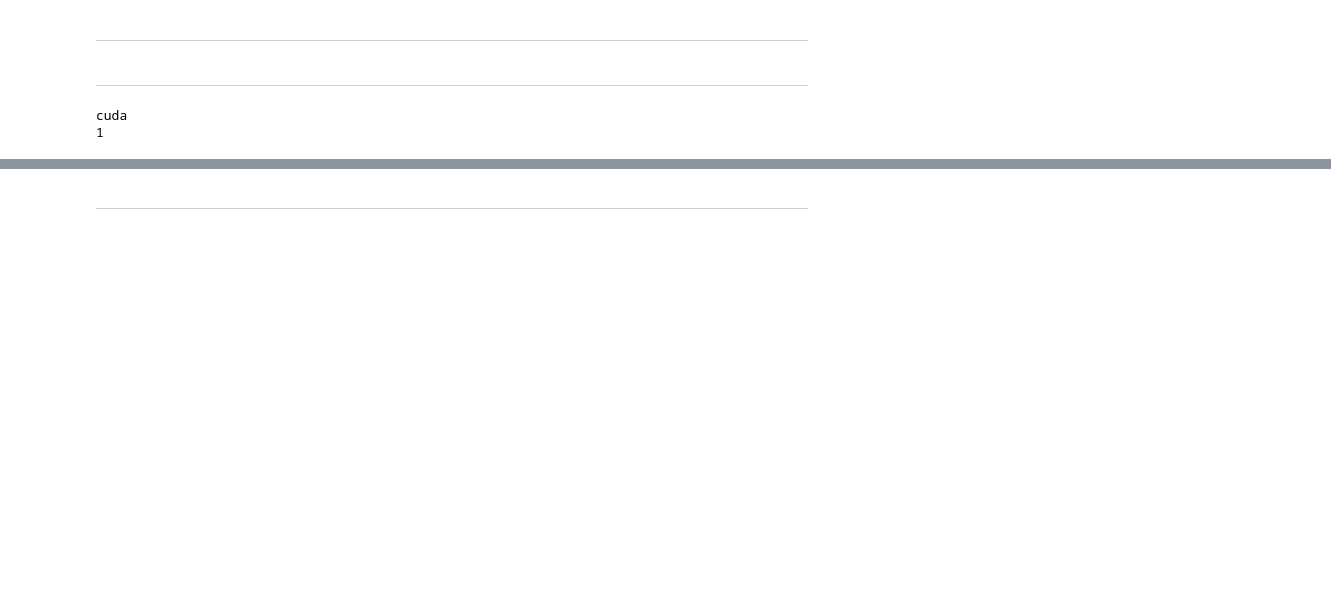
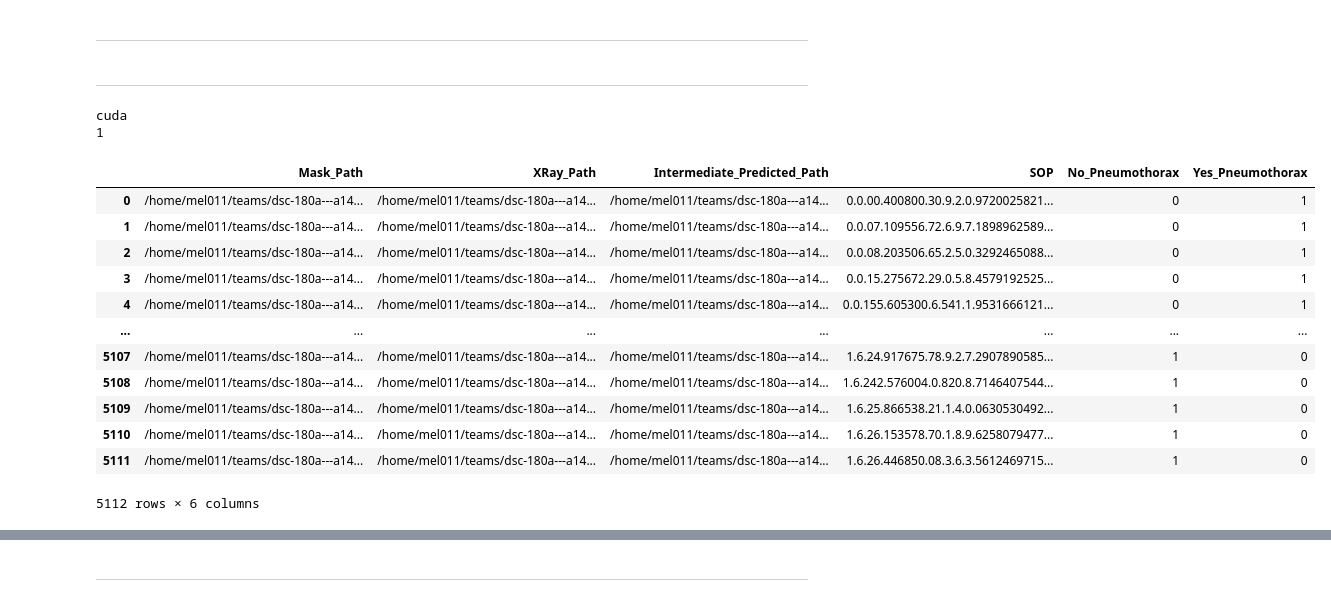
Before and after one commit to Angela-Wang111/DSC-180B-Project, a Jupyter notebook: ensemble_model_1.ipynb, the cells around one changed output, grey strips where cells are left out. Drawn from its saved outputs; the diff is of its cells as text; code cells hidden in the pictures; blank space fills up the shorter version.

```diff
--- a/ensemble_model_1.ipynb
+++ b/ensemble_model_1.ipynb
@@ -42,18 +42,19 @@ from sklearn.metrics import confusion_matrix
 import gc
 # %%
 ## Hyperparameters
+USERNAME = os.getcwd().split('/')[2]
 DEVICE = torch.device("cuda" if torch.cuda.is_available() else "cpu")
 print(DEVICE)
 print(torch.cuda.device_count())
 
-RESOLUTION = 1024
+RESOLUTION = 256
 BATCH_SIZE = 4
 NUM_WORKERS = 4
 PIN_MEMORY = True
 DROP_LAST = True
 
 LEARNING_RATE = 1e-4
-NUM_EPOCHS = 20
+NUM_EPOCHS = 1
 
 THRESHOLD = 0.3
 # MIN_ACTIVATION_SIZE =
@@ -62,11 +63,14 @@ cuda
 1
 # %%
 def read_df(df_type):
-    username = os.getcwd().split('/')[2]
-    df_path = '/home/{}/teams/dsc-180a---a14-[88137]/CANDID_PTX_csv/{}.csv'.format(username, df_type)
-    df = pd.read_csv(df_path)[['Mask_Path', 'XRay_Path']]
-    df['Mask_Path'] = df['Mask_Path'].str.replace('anw008', username)
-    df['XRay_Path'] = df['XRay_Path'].str.replace('anw008', username)
+    #username = os.getcwd().split('/')[2]
+    df_path = '/home/{}/teams/dsc-180a---a14-[88137]/CANDID_PTX_csv/{}.csv'.format(USERNAME, df_type)
+    df = pd.read_csv(df_path)[['Mask_Path', 'XRay_Path', 'Intermediate_Predicted_Path']]
+    df['Mask_Path'] = df['Mask_Path'].str.replace('anw008', USERNAME)
+    df['XRay_Path'] = df['XRay_Path'].str.replace('anw008', USERNAME)
+    df['Intermediate_Predicted_Path'] = df['Intermediate_Predicted_Path'].str.replace('anw008', USERNAME)
+    df['SOP'] = df['XRay_Path'].apply(lambda x: x.split('/')[-1])
+
     df['No_Pneumothorax'] = df['Mask_Path'].str.contains('negative_mask').astype(int)
     df['Yes_Pneumothorax'] = 1 - df['No_Pneumothorax']
 
@@ -76,6 +80,22 @@ def read_df(df_type):
 train_df = read_df('train')
 val_df = read_df('validation')
 test_df = read_df('test')
+# %%
+train_df
+# %% [output]
+|  | Mask_Path | XRay_Path | Intermediate_Predicted_Path | SOP | No_Pneumothorax | Yes_Pneumothorax |
+| 0 | /home/mel011/teams/dsc-180a---a14... | /home/mel011/teams/dsc-180a---a14... | /home/mel011/teams/dsc-180a---a14... | 0.0.00.400800.30.9.2.0.9720025821... | 0 | 1 |
+| 1 | /home/mel011/teams/dsc-180a---a14... | /home/mel011/teams/dsc-180a---a14... | /home/mel011/teams/dsc-180a---a14... | 0.0.07.109556.72.6.9.7.1898962589... | 0 | 1 |
+| 2 | /home/mel011/teams/dsc-180a---a14... | /home/mel011/teams/dsc-180a---a14... | /home/mel011/teams/dsc-180a---a14... | 0.0.08.203506.65.2.5.0.3292465088... | 0 | 1 |
+| 3 | /home/mel011/teams/dsc-180a---a14... | /home/mel011/teams/dsc-180a---a14... | /home/mel011/teams/dsc-180a---a14... | 0.0.15.275672.29.0.5.8.4579192525... | 0 | 1 |
+| 4 | /home/mel011/teams/dsc-180a---a14... | /home/mel011/teams/dsc-180a---a14... | /home/mel011/teams/dsc-180a---a14... | 0.0.155.605300.6.541.1.9531666121... | 0 | 1 |
+| ... | ... | ... | ... | ... | ... | ... |
+| 5107 | /home/mel011/teams/dsc-180a---a14... | /home/mel011/teams/dsc-180a---a14... | /home/mel011/teams/dsc-180a---a14... | 1.6.24.917675.78.9.2.7.2907890585... | 1 | 0 |
+| 5108 | /home/mel011/teams/dsc-180a---a14... | /home/mel011/teams/dsc-180a---a14... | /home/mel011/teams/dsc-180a---a14... | 1.6.242.576004.0.820.8.7146407544... | 1 | 0 |
+| 5109 | /home/mel011/teams/dsc-180a---a14... | /home/mel011/teams/dsc-180a---a14... | /home/mel011/teams/dsc-180a---a14... | 1.6.25.866538.21.1.4.0.0630530492... | 1 | 0 |
+| 5110 | /home/mel011/teams/dsc-180a---a14... | /home/mel011/teams/dsc-180a---a14... | /home/mel011/teams/dsc-180a---a14... | 1.6.26.153578.70.1.8.9.6258079477... | 1 | 0 |
+| 5111 | /home/mel011/teams/dsc-180a---a14... | /home/mel011/teams/dsc-180a---a14... | /home/mel011/teams/dsc-180a---a14... | 1.6.26.446850.08.3.6.3.5612469715... | 1 | 0 |
+5112 rows × 6 columns
 # %%
 class CANDID_PTX(Dataset):
     def __init__(self, df, resolution, model_type):
```
Also changed, not shown: parts of 13 cells of this notebook.
